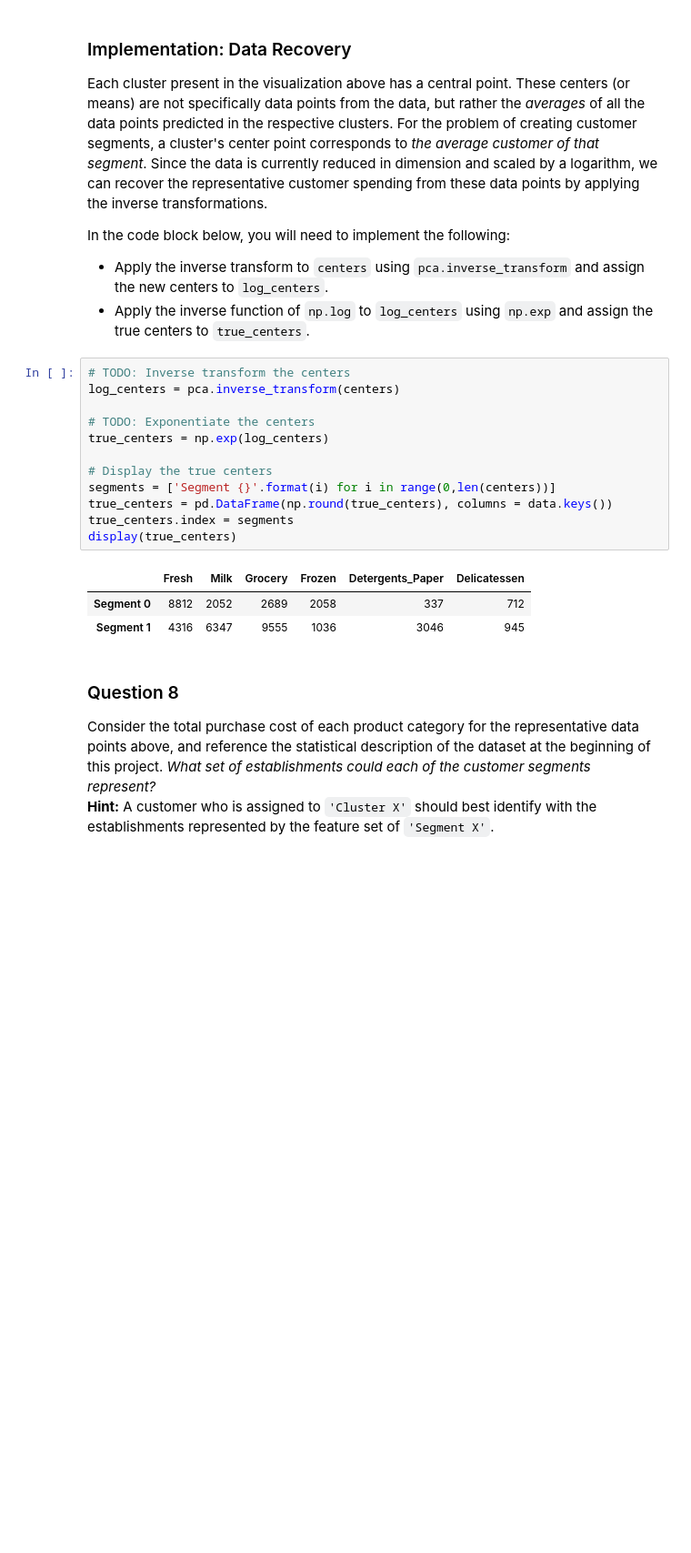
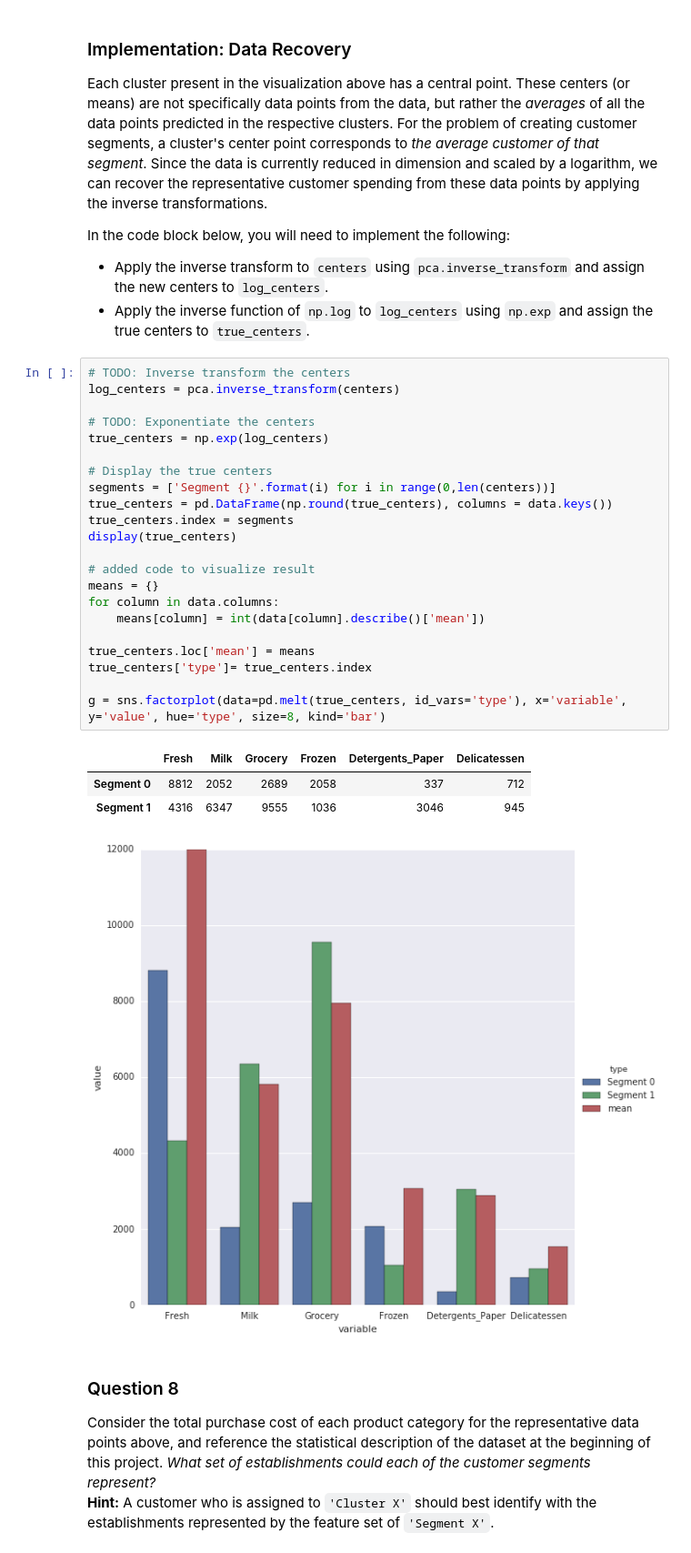
Before and after one commit to erichannell/udacity_projects, a Jupyter notebook: customer_segments/customer_segments.ipynb, the cells around one changed output. Shown at 91% size. Cells and saved outputs as stored; diff of their text form; blank space fills up the shorter version.

```diff
--- a/customer_segments/customer_segments.ipynb
+++ b/customer_segments/customer_segments.ipynb
@@ -559,19 +639,30 @@ In the code block below, you will need to implement the following:
 # %%
 # TODO: Inverse transform the centers
 log_centers = pca.inverse_transform(centers)
 
 # TODO: Exponentiate the centers
 true_centers = np.exp(log_centers)
 
 # Display the true centers
 segments = ['Segment {}'.format(i) for i in range(0,len(centers))]
 true_centers = pd.DataFrame(np.round(true_centers), columns = data.keys())
 true_centers.index = segments
 display(true_centers)
+
+# added code to visualize result
+means = {}
+for column in data.columns:
+    means[column] = int(data[column].describe()['mean'])
+
+true_centers.loc['mean'] = means
+true_centers['type']= true_centers.index
+
+g = sns.factorplot(data=pd.melt(true_centers, id_vars='type'), x='variable', y='value', hue='type', size=8, kind='bar')
 # %% [output]
 |  | Fresh | Milk | Grocery | Frozen | Detergents_Paper | Delicatessen |
 | Segment 0 | 8812 | 2052 | 2689 | 2058 | 337 | 712 |
 | Segment 1 | 4316 | 6347 | 9555 | 1036 | 3046 | 945 |
+[figure, added]
 # %% [markdown]
 ### Question 8
 Consider the total purchase cost of each product category for the representative data points above, and reference the statistical description of the dataset at the beginning of this project. *What set of establishments could each of the customer segments represent?*
```
Also changed, not shown: parts of 19 cells of this notebook.
